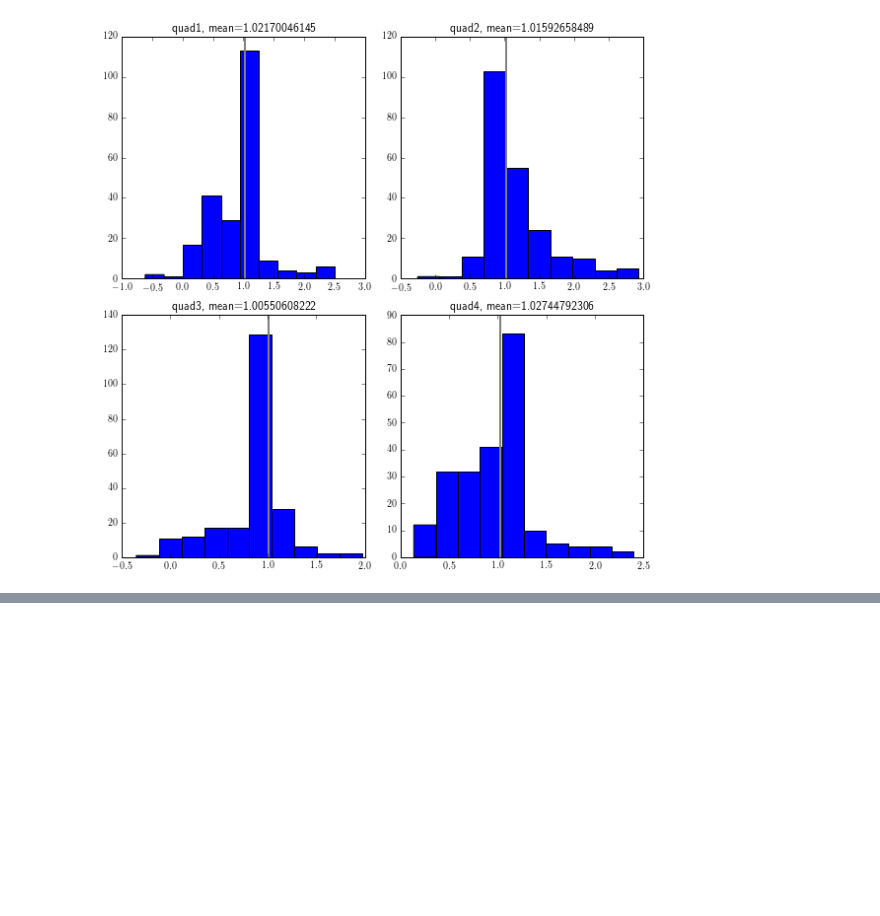
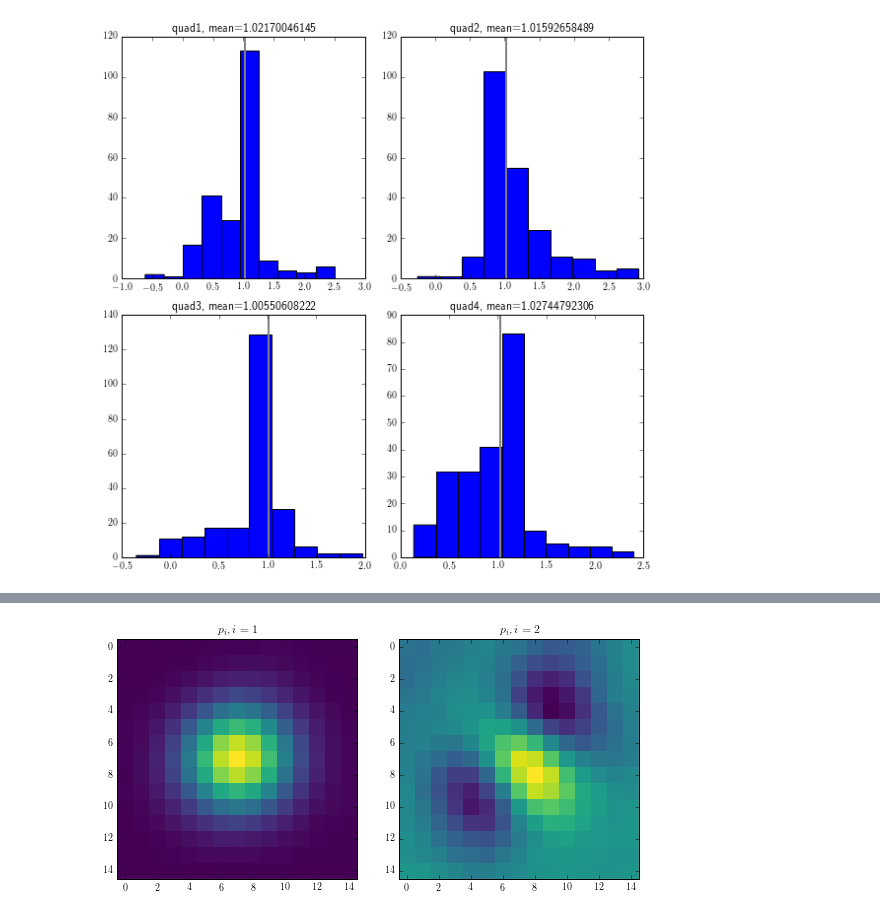
Before and after one commit to BrunoSanchez/presentaciones, a Jupyter notebook: AAA2016/slides/new_analysis.ipynb, the cells around one changed output, grey strips where cells are left out. Saved outputs shown, nothing was run; the diff lists cells and outputs as text; code cells hidden in the pictures; blank space fills up the shorter version.

```diff
--- a/AAA2016/slides/new_analysis.ipynb
+++ b/AAA2016/slides/new_analysis.ipynb
@@ -520,3 +545,7 @@ for i in range(4):
 plt.tight_layout()
 # %% [output]
 [figure]
+# %%
+reload(pc)
+im = pc.SingleImage(imgfile, pow_th=0.0125)
+afield, psf = im.get_variable_psf()
@@ -522,0 +584,4 @@ plt.tight_layout()
+# %%
+utils.plot_psfbasis(psf_basis=psf, nbook=True)
+# %% [output]
+[figure, added]
```
Also changed, not shown: parts of 20 cells of this notebook, 7 other files.
